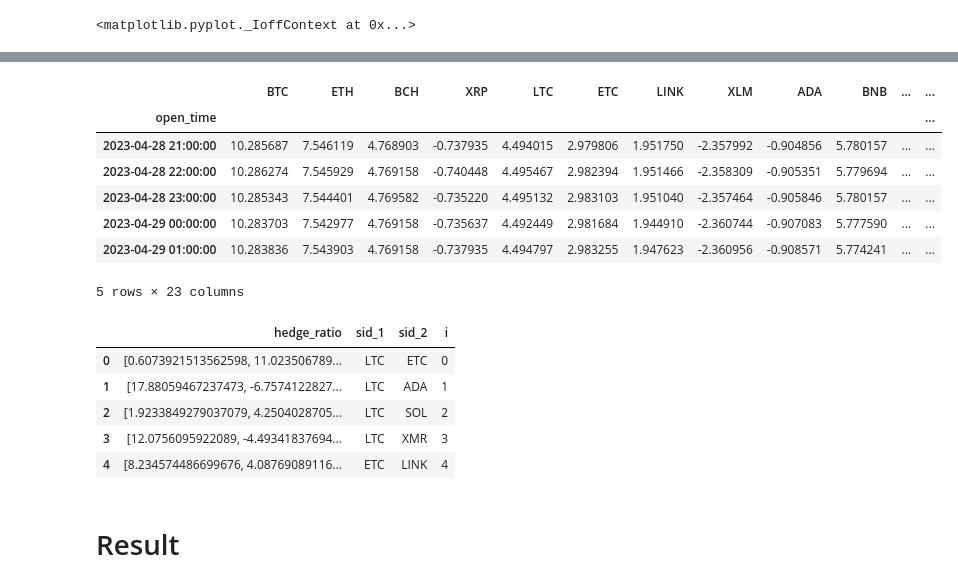
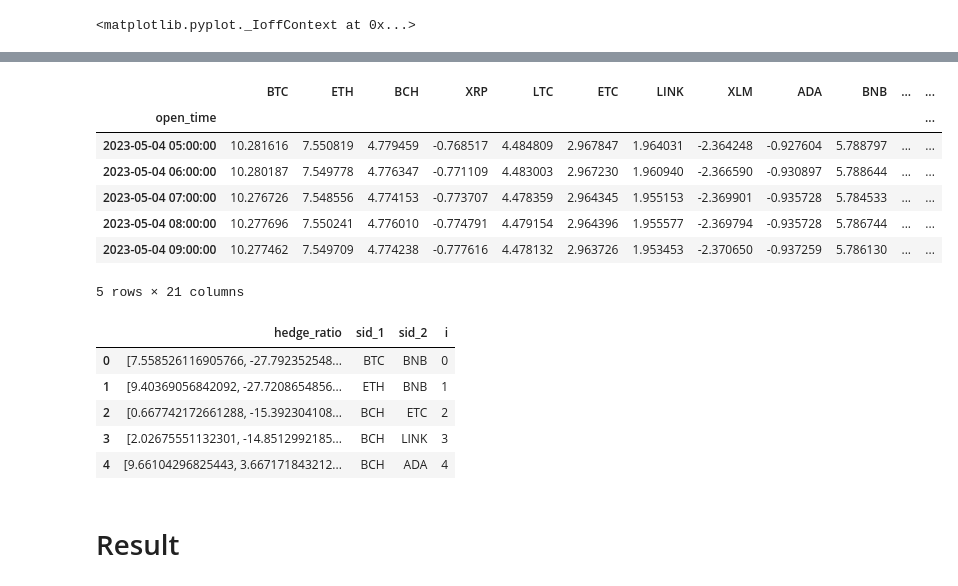
Before and after one commit to beannguyen/crypto-pair-trading, a Jupyter notebook: src/research/Live Test Crypto Pair Trading with Johansen Test.ipynb, the cells around one changed output, grey strips where cells are left out. Saved outputs shown, nothing was run; the diff lists cells and outputs as text; code cells hidden in the pictures.

```diff
--- a/src/research/Live Test Crypto Pair Trading with Johansen Test.ipynb
+++ b/src/research/Live Test Crypto Pair Trading with Johansen Test.ipynb
@@ -174,11 +174,9 @@ symbols = ['BTCUSDT',
 'MATICUSDT',
 'XMRUSDT',
 'NEARUSDT',
-'AVAXUSDT',
-'ATOMUSDT',
-'MANAUSDT',
-'UNIUSDT',
-'BCHUSDT']
+'EOSUSDT',
+'NEOUSDT',
+'UNIUSDT']
 symbols = [s.replace('USDT', '') for s in symbols]
 
 data = []
@@ -218,11 +216,11 @@ df.tail()
 |  | BTC | ETH | BCH | XRP | LTC | ETC | LINK | XLM | ADA | BNB | ... | ... |
 | open_time |  |  |  |  |  |  |  |  |  |  |  | ... |
-| 2023-04-28 21:00:00 | 10.285687 | 7.546119 | 4.768903 | -0.737935 | 4.494015 | 2.979806 | 1.951750 | -2.357992 | -0.904856 | 5.780157 | ... | ... |
-| 2023-04-28 22:00:00 | 10.286274 | 7.545929 | 4.769158 | -0.740448 | 4.495467 | 2.982394 | 1.951466 | -2.358309 | -0.905351 | 5.779694 | ... | ... |
-| 2023-04-28 23:00:00 | 10.285343 | 7.544401 | 4.769582 | -0.735220 | 4.495132 | 2.983103 | 1.951040 | -2.357464 | -0.905846 | 5.780157 | ... | ... |
-| 2023-04-29 00:00:00 | 10.283703 | 7.542977 | 4.769158 | -0.735637 | 4.492449 | 2.981684 | 1.944910 | -2.360744 | -0.907083 | 5.777590 | ... | ... |
-| 2023-04-29 01:00:00 | 10.283836 | 7.543903 | 4.769158 | -0.737935 | 4.494797 | 2.983255 | 1.947623 | -2.360956 | -0.908571 | 5.774241 | ... | ... |
+| 2023-05-04 05:00:00 | 10.281616 | 7.550819 | 4.779459 | -0.768517 | 4.484809 | 2.967847 | 1.964031 | -2.364248 | -0.927604 | 5.788797 | ... | ... |
+| 2023-05-04 06:00:00 | 10.280187 | 7.549778 | 4.776347 | -0.771109 | 4.483003 | 2.967230 | 1.960940 | -2.366590 | -0.930897 | 5.788644 | ... | ... |
+| 2023-05-04 07:00:00 | 10.276726 | 7.548556 | 4.774153 | -0.773707 | 4.478359 | 2.964345 | 1.955153 | -2.369901 | -0.935728 | 5.784533 | ... | ... |
+| 2023-05-04 08:00:00 | 10.277696 | 7.550241 | 4.776010 | -0.774791 | 4.479154 | 2.964396 | 1.955577 | -2.369794 | -0.935728 | 5.786744 | ... | ... |
+| 2023-05-04 09:00:00 | 10.277462 | 7.549709 | 4.774238 | -0.777616 | 4.478132 | 2.963726 | 1.953453 | -2.370650 | -0.937259 | 5.786130 | ... | ... |
-5 rows × 23 columns
+5 rows × 21 columns
 # %%
 p = 1
 COINTEGRATION_CONFIDENCE_LEVEL = 90
@@ -334,11 +332,11 @@ coint_df['i'] = coint_df.index
 coint_df.head()
 # %% [output]
 |  | hedge_ratio | sid_1 | sid_2 | i |
-| 0 | [0.6073921513562598, 11.023506789... | LTC | ETC | 0 |
-| 1 | [17.88059467237473, -6.7574122827... | LTC | ADA | 1 |
-| 2 | [1.9233849279037079, 4.2504028705... | LTC | SOL | 2 |
-| 3 | [12.0756095922089, -4.49341837694... | LTC | XMR | 3 |
-| 4 | [8.234574486699676, 4.08769089116... | ETC | LINK | 4 |
+| 0 | [7.558526116905766, -27.792352548... | BTC | BNB | 0 |
+| 1 | [9.40369056842092, -27.7208654856... | ETH | BNB | 1 |
+| 2 | [0.667742172661288, -15.392304108... | BCH | ETC | 2 |
+| 3 | [2.02675551132301, -14.8512992185... | BCH | LINK | 3 |
+| 4 | [9.66104296825443, 3.667171843212... | BCH | ADA | 4 |
 # %%
 coint_df.to_csv(f'coint_df_{TIMEFRAME}.csv')
 # %% [markdown]
```
Also changed, not shown: parts of 3 cells of this notebook, 13 other files.
